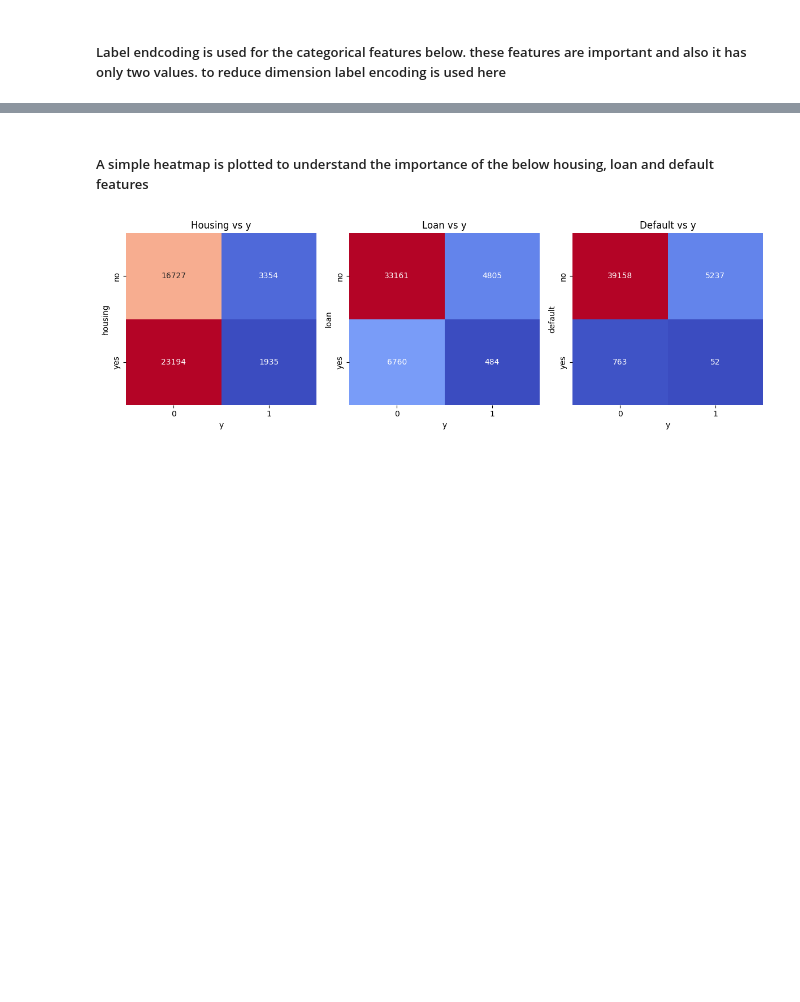
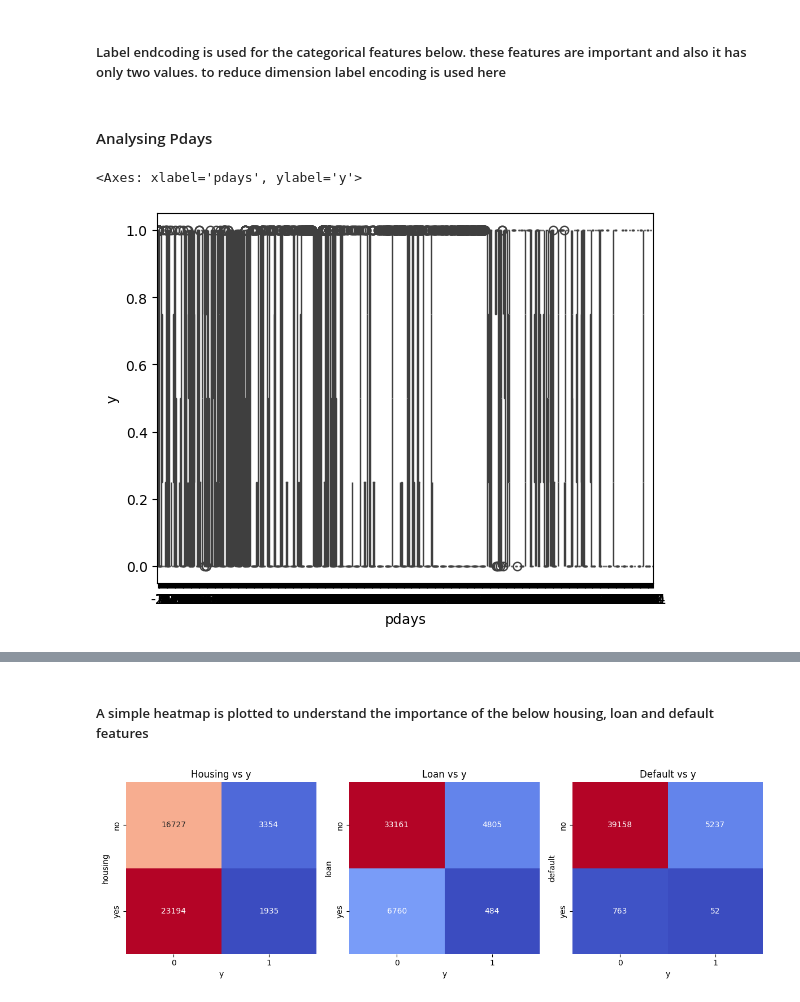
Before and after one commit to Abdullah-Nazly/ML_CW, a Jupyter notebook: Random_forest.ipynb, the cells around one changed output, grey strips where cells are left out. Drawn from its saved outputs; the diff is of its cells as text; code cells hidden in the pictures; blank space fills up the shorter version.

```diff
--- a/Random_forest.ipynb
+++ b/Random_forest.ipynb
@@ -298,3 +298,10 @@ df.head()
 | 4 | 33 | unknown | single | unknown | no | 1 | no | no | unknown | 198 | 1 | ... |
 # %% [markdown]
 ##### Label endcoding is used for the categorical features below. these features are important and also it has only two values. to reduce dimension label encoding is used here
+# %% [markdown]
+#### Analysing Pdays
+# %%
+sns.boxplot( y='y', x = 'pdays', data=df )
+# %% [output]
+<Axes: xlabel='pdays', ylabel='y'>
+[figure, added]
```
Also changed, not shown: parts of 12 cells of this notebook, 4 other files.
